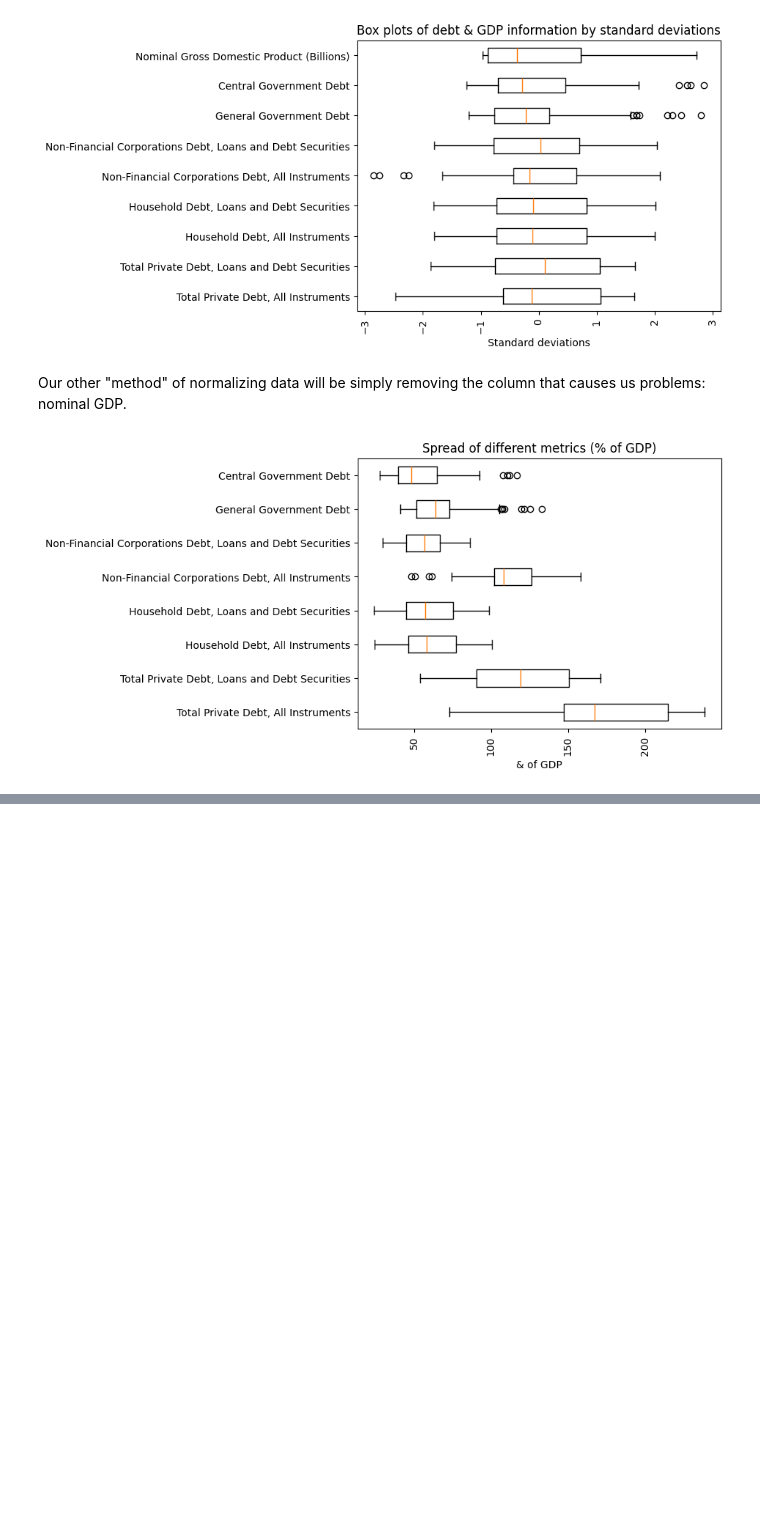
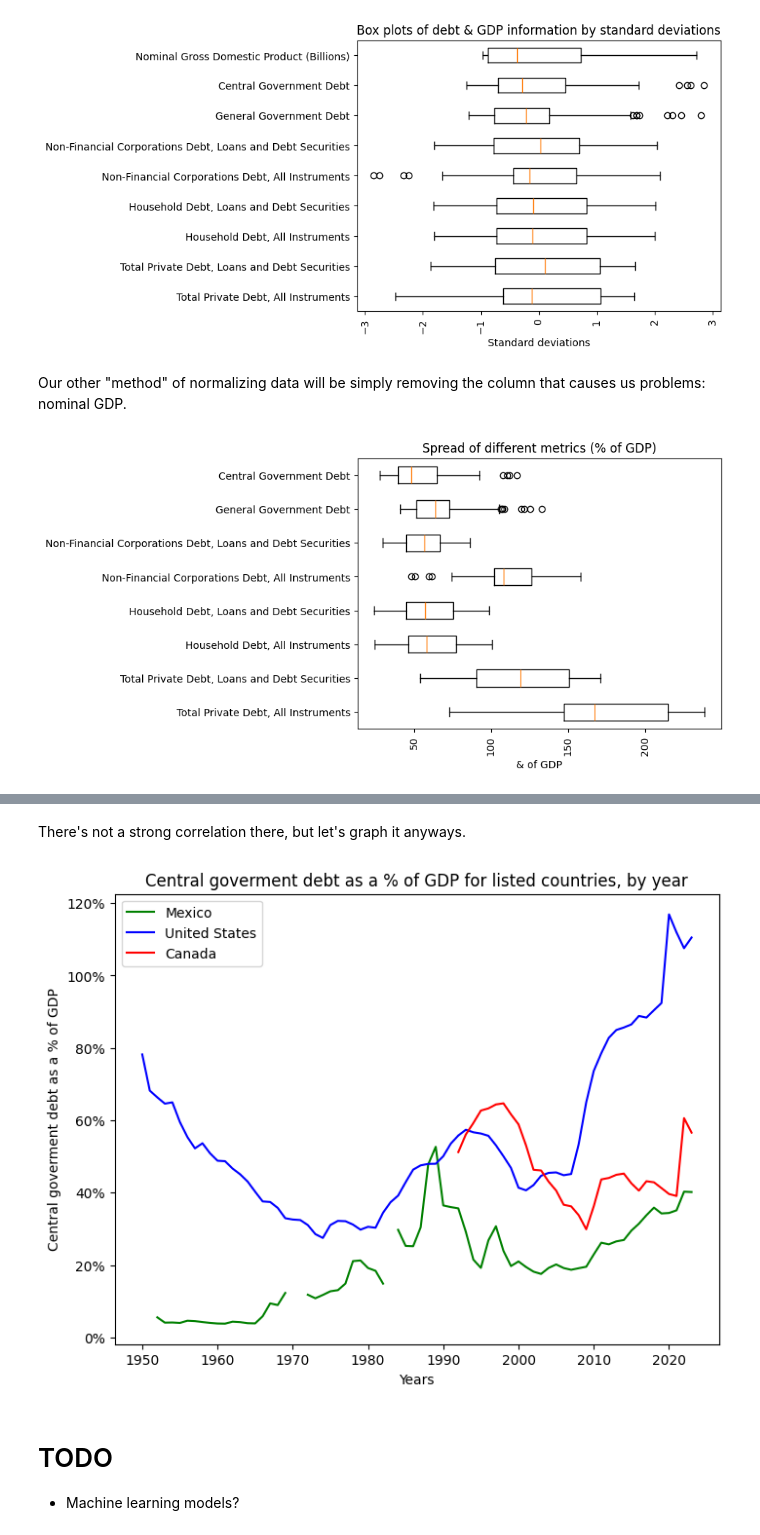
Before and after one commit to kurealnum/dsrp-2025, a Jupyter notebook: DSRP_Global_Debt.ipynb, the cells around one changed output, grey strips where cells are left out. Cells and saved outputs as stored; diff of their text form; code cells hidden in the pictures; blank space fills up the shorter version.

```diff
--- a/DSRP_Global_Debt.ipynb
+++ b/DSRP_Global_Debt.ipynb
@@ -608,0 +630,10 @@ plt.show()
+# %%
+mexico_debt_database_url = "https://github.com/kurealnum/dsrp-2025/raw/refs/heads/main/Global%20Debt%20Data/Mexico_DebtDatabase.csv"
+mexico_debt_database_df = pd.read_csv(mexico_debt_database_url)
+# %%
+# Set names of columns
+mexico_debt_database_df.columns = mexico_debt_database_df.iloc[1]
+
+# Drop first two rows
+mexico_debt_database_df.drop(0, axis=0, inplace=True)
+mexico_debt_database_df.drop(1, axis=0, inplace=True)
@@ -608,0 +656,2 @@ plt.show()
+# %%
+mexico_debt_database_df = mexico_debt_database_df.astype(float)
@@ -608,0 +662,17 @@ plt.show()
+# %%
+cent_govt_debt_df = pd.DataFrame(
+    {
+        "Year": us_debt_database_df[
+            "Year"
+        ],
+        "American Central Government Debt": us_debt_database_df[
+            "Central Government Debt"
+        ],
+        "Canadian Central Government Debt": canada_debt_database_df[
+            "Central Government Debt"
+        ],
+        "Mexican Central Government Debt": mexico_debt_database_df[
+            "Central Government Debt"
+        ],
+    }
+)
@@ -608,0 +687,23 @@ plt.show()
+# %% [markdown]
+There's not a strong correlation there, but let's graph it anyways.
+# %%
+from matplotlib.ticker import PercentFormatter
+
+fig = plt.figure(figsize=(8,6))
+ax = fig.subplots()
+ax.yaxis.set_major_formatter(formatter=PercentFormatter())
+
+plt.plot(cent_govt_debt_df["Year"], cent_govt_debt_df["Mexican Central Government Debt"], label="Mexico", color = "green")
+plt.plot(cent_govt_debt_df["Year"], cent_govt_debt_df["American Central Government Debt"], label="United States", color = "blue")
+plt.plot(cent_govt_debt_df["Year"], cent_govt_debt_df["Canadian Central Government Debt"], label="Canada", color = "red")
+plt.xlabel("Years")
+plt.ylabel("Central goverment debt as a % of GDP")
+plt.title("Central goverment debt as a % of GDP for listed countries, by year")
+plt.legend()
+plt.show()
+# %% [output]
+[figure, added]
+# %% [markdown]
+# TODO
+
+- Machine learning models?
```
Also changed, not shown: parts of 25 cells of this notebook.
